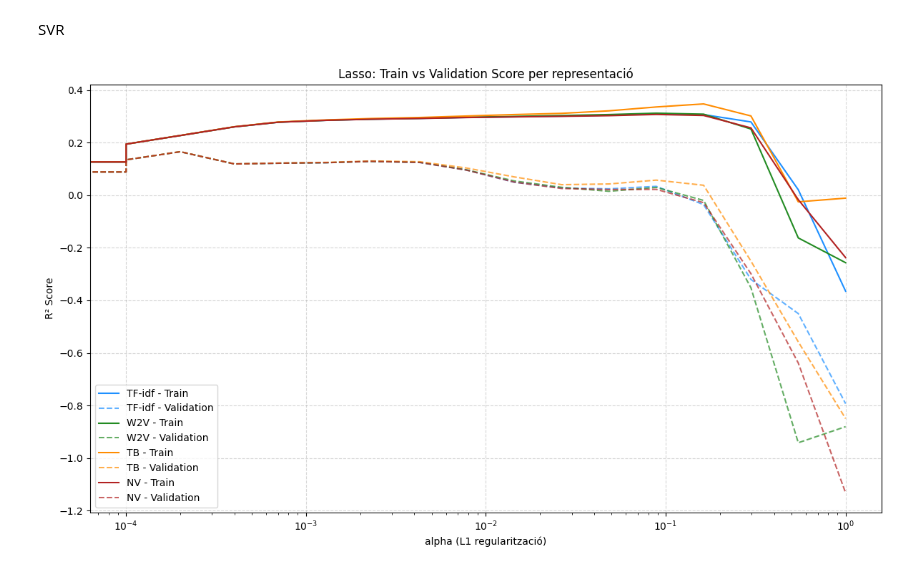
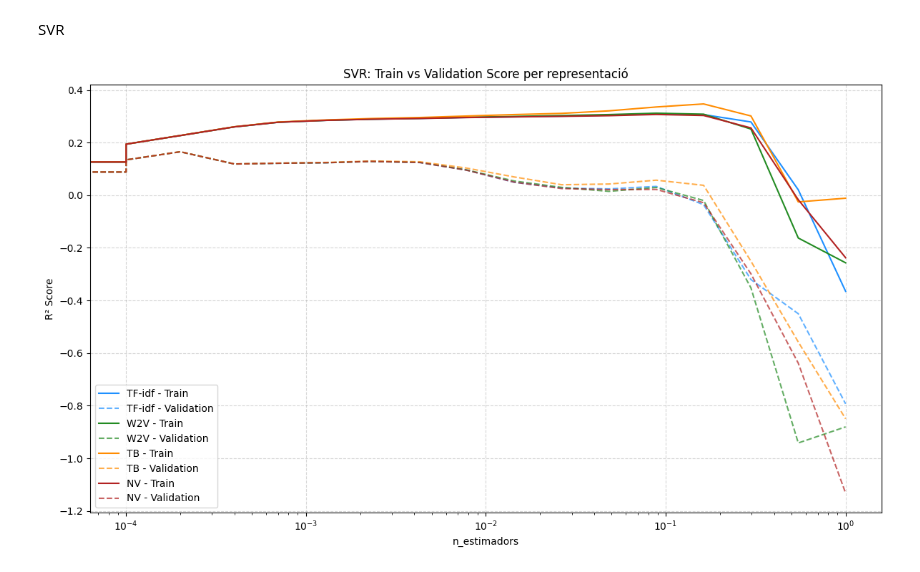
Before and after one commit to Xorii/TFG-Jordi-Capdevila-Transformers, a Jupyter notebook: 05_Ànalisis_resultats.ipynb, the cells around one changed output. Saved outputs shown, nothing was run; the diff lists cells and outputs as text; code cells hidden in the pictures.

```diff
--- a/05_Ànalisis_resultats.ipynb
+++ b/05_Ànalisis_resultats.ipynb
@@ -252,33 +206,34 @@ models = {
     'TB':     ('data/svr_TB.pkl',     'darkorange'),
     'NV':     ('data/svr_NV.pkl',     'firebrick')
 }
 
 # Contenidor per a val_score_mean
 val_scores_by_model = {}
 
 # Gràfic
 plt.figure(figsize=(12, 7))
 
 for name, (path, color) in models.items():
     df = pd.read_pickle(path)
     alpha = df['C']
     train = df['train_score_mean']
     val = df['val_score_mean']
 
     # Desa per test estadístic
     val_scores_by_model[name] = val
 
     # Línies de train i val
     plt.plot(alpha, train, label=f"{name} - Train", color=color, linestyle='-')
     plt.plot(alpha, val, label=f"{name} - Validation", color=color, linestyle='--', alpha=0.7)
 
 plt.xscale('log')
-plt.xlabel('alpha (L1 regularització)')
+plt.xlabel('n_estimadors')
 plt.ylabel('R² Score')
-plt.title('Lasso: Train vs Validation Score per representació')
+plt.title('SVR: Train vs Validation Score per representació')
 plt.legend()
 plt.grid(True, linestyle='--', alpha=0.5)
 plt.tight_layout()
+plt.savefig('imatges/svr_score_nt.png')
 plt.show()
 # %% [output]
-[figure, old version]
+[figure, new version]
```
Also changed, not shown: parts of 5 cells of this notebook.
